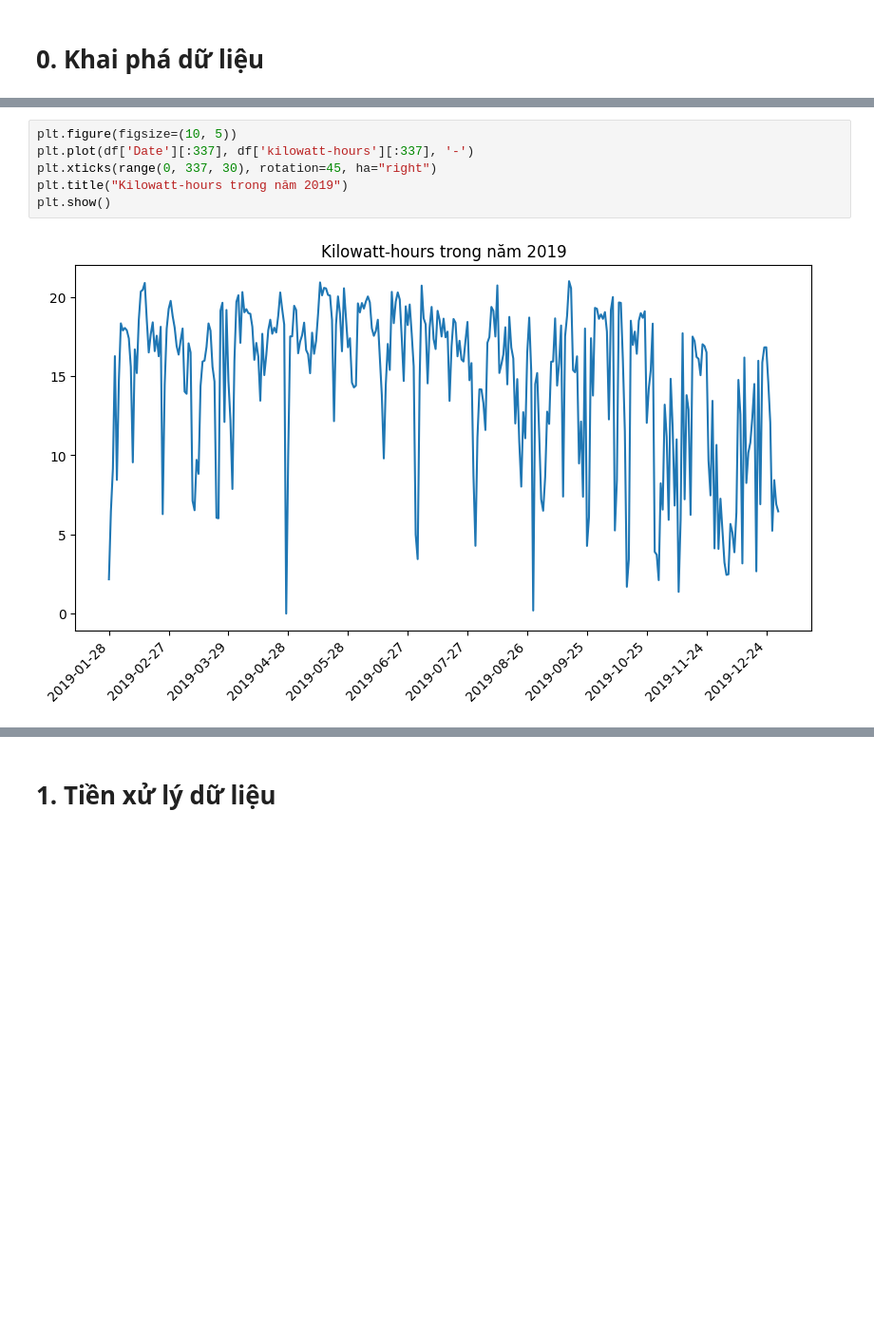
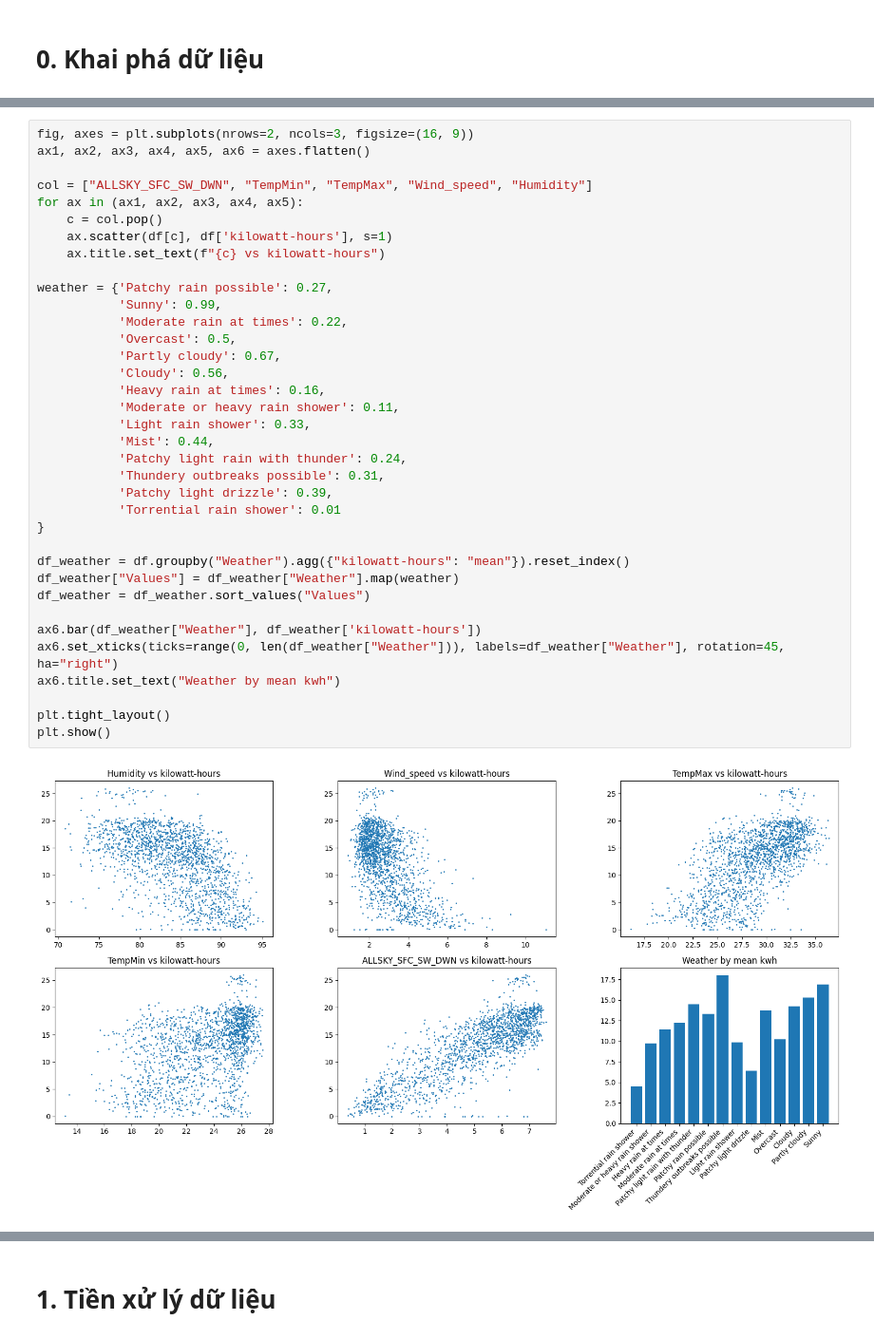
Before and after one commit to Luanho20092002/NCKH_SolarSystem, a Jupyter notebook: main.ipynb, the cells around one changed output, grey strips where cells are left out. Shown at 95% size. Saved outputs shown, nothing was run; the diff lists cells and outputs as text; blank space fills up the shorter version.

```diff
--- a/main.ipynb
+++ b/main.ipynb
@@ -94,8 +30,38 @@ plt.show()
-# %%
-plt.figure(figsize=(10, 5))
-plt.plot(df['Date'][:337], df['kilowatt-hours'][:337], '-')
-plt.xticks(range(0, 337, 30), rotation=45, ha="right")
-plt.title("Kilowatt-hours trong năm 2019")
-plt.show()
-# %% [output]
-[figure, removed]
+# %%
+fig, axes = plt.subplots(nrows=2, ncols=3, figsize=(16, 9))
+ax1, ax2, ax3, ax4, ax5, ax6 = axes.flatten()
+
+col = ["ALLSKY_SFC_SW_DWN", "TempMin", "TempMax", "Wind_speed", "Humidity"]
+for ax in (ax1, ax2, ax3, ax4, ax5):
+    c = col.pop()
+    ax.scatter(df[c], df['kilowatt-hours'], s=1)
+    ax.title.set_text(f"{c} vs kilowatt-hours")
+
+weather = {'Patchy rain possible': 0.27,
+           'Sunny': 0.99,
+           'Moderate rain at times': 0.22,
+           'Overcast': 0.5,
+           'Partly cloudy': 0.67,
+           'Cloudy': 0.56,
+           'Heavy rain at times': 0.16,
+           'Moderate or heavy rain shower': 0.11,
+           'Light rain shower': 0.33,
+           'Mist': 0.44,
+           'Patchy light rain with thunder': 0.24,
+           'Thundery outbreaks possible': 0.31,
+           'Patchy light drizzle': 0.39,
+           'Torrential rain shower': 0.01
+}
+
+df_weather = df.groupby("Weather").agg({"kilowatt-hours": "mean"}).reset_index()
+df_weather["Values"] = df_weather["Weather"].map(weather)
+df_weather = df_weather.sort_values("Values")
+
+ax6.bar(df_weather["Weather"], df_weather['kilowatt-hours'])
+ax6.set_xticks(ticks=range(0, len(df_weather["Weather"])), labels=df_weather["Weather"], rotation=45, ha="right")
+ax6.title.set_text("Weather by mean kwh")
+
+plt.tight_layout()
+plt.show()
+# %% [output]
+[figure, added]
```
Also changed, not shown: parts of 9 cells of this notebook.
